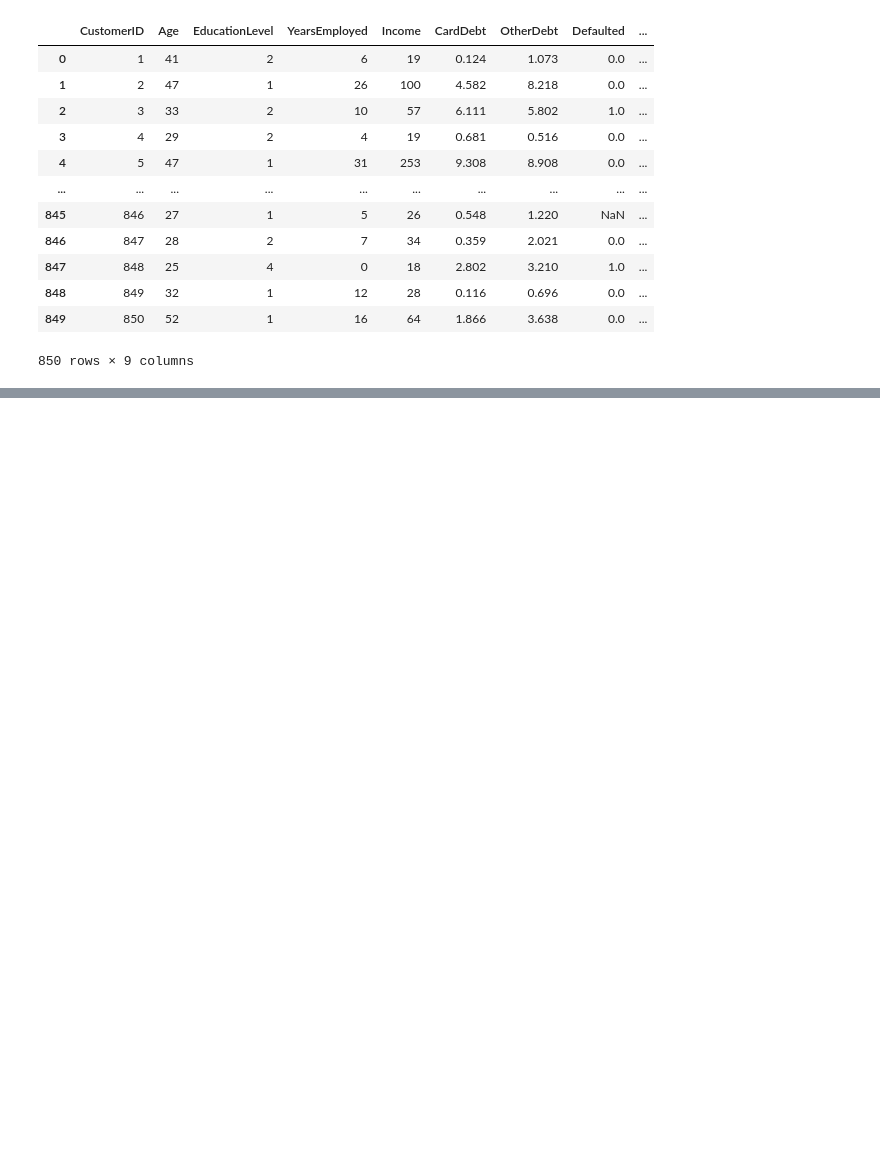
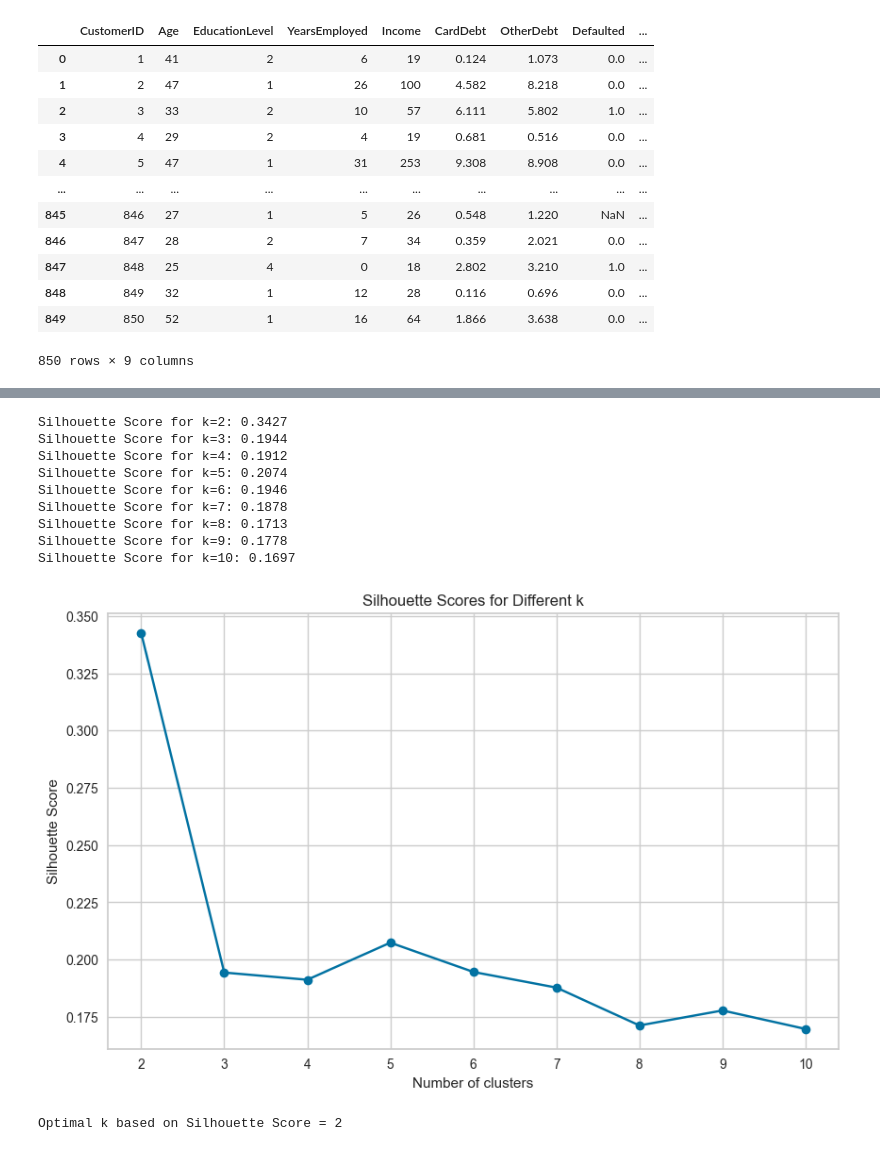
Before and after one commit to dounmte/DataAnalytics_Finals_LabAct2, a Jupyter notebook: Reys-FinalLabAct2.ipynb, the cells around one changed output, grey strips where cells are left out. Drawn from its saved outputs; the diff is of its cells as text; code cells hidden in the pictures; blank space fills up the shorter version.

```diff
--- a/Reys-FinalLabAct2.ipynb
+++ b/Reys-FinalLabAct2.ipynb
@@ -69,0 +106,38 @@ dtype: int64
+# %%
+# Using Silhouette Coefficient to find optimal k
+silhouette_scores = []
+k_values = range(2, 11)
+
+for i in k_values:
+    kmeans = KMeans(n_clusters=i, random_state=42, n_init=10)
+    kmeans.fit(scaled_features)
+    score = silhouette_score(scaled_features, kmeans.labels_)
+    silhouette_scores.append(score)
+    print(f"Silhouette Score for k={i}: {score:.4f}")
+
+
+# Plotting Silhouette Scores
+plt.figure(figsize=(10, 6))
+plt.plot(range(2, 11), silhouette_scores, marker='o')
+plt.grid(True)
+plt.title('Silhouette Scores for Different k')
+plt.xlabel('Number of clusters')
+plt.ylabel('Silhouette Score')
+plt.show()
+# %% [output]
+Silhouette Score for k=2: 0.3427
+Silhouette Score for k=3: 0.1944
+Silhouette Score for k=4: 0.1912
+Silhouette Score for k=5: 0.2074
+Silhouette Score for k=6: 0.1946
+Silhouette Score for k=7: 0.1878
+Silhouette Score for k=8: 0.1713
+Silhouette Score for k=9: 0.1778
+Silhouette Score for k=10: 0.1697
+[figure, added]
+# %%
+# this determines the optimal k based on the highest silhouette score
+optimal_k = k_values[silhouette_scores.index(max(silhouette_scores))]
+print(f"\nOptimal k based on Silhouette Score = {optimal_k}")
+# %% [output]
+Optimal k based on Silhouette Score = 2
```
Also changed, not shown: parts of 23 cells of this notebook, 3 other files.
